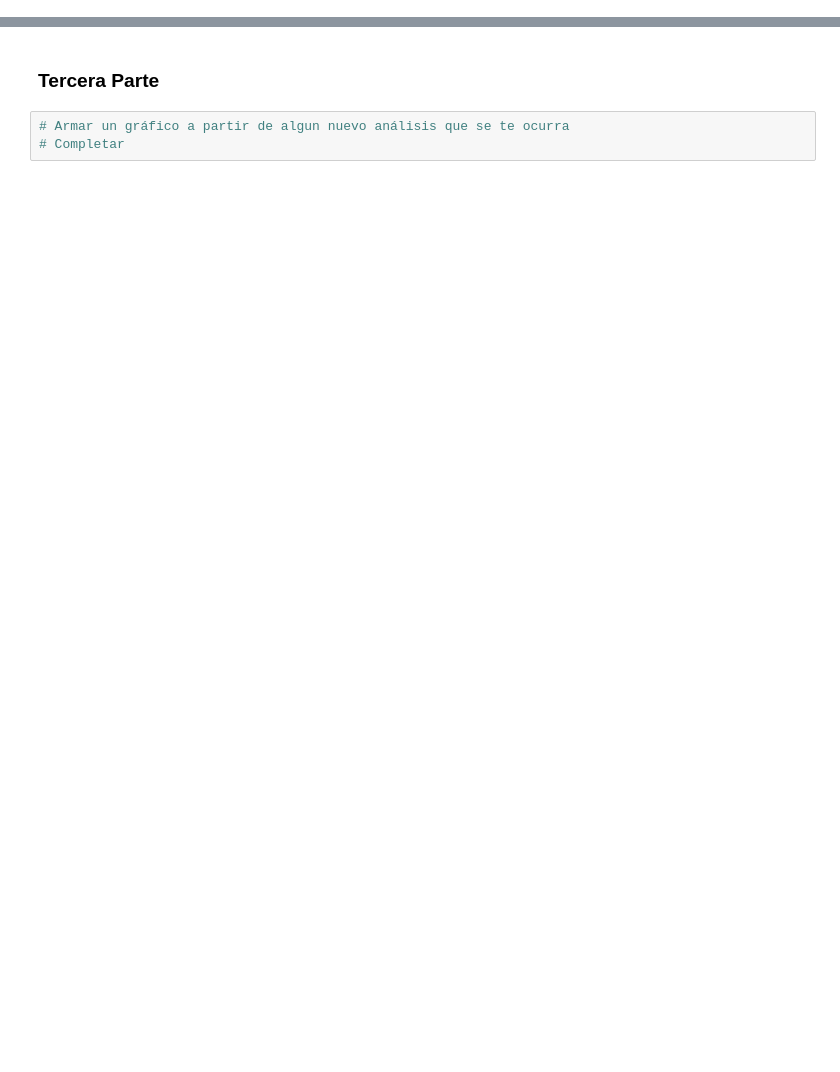
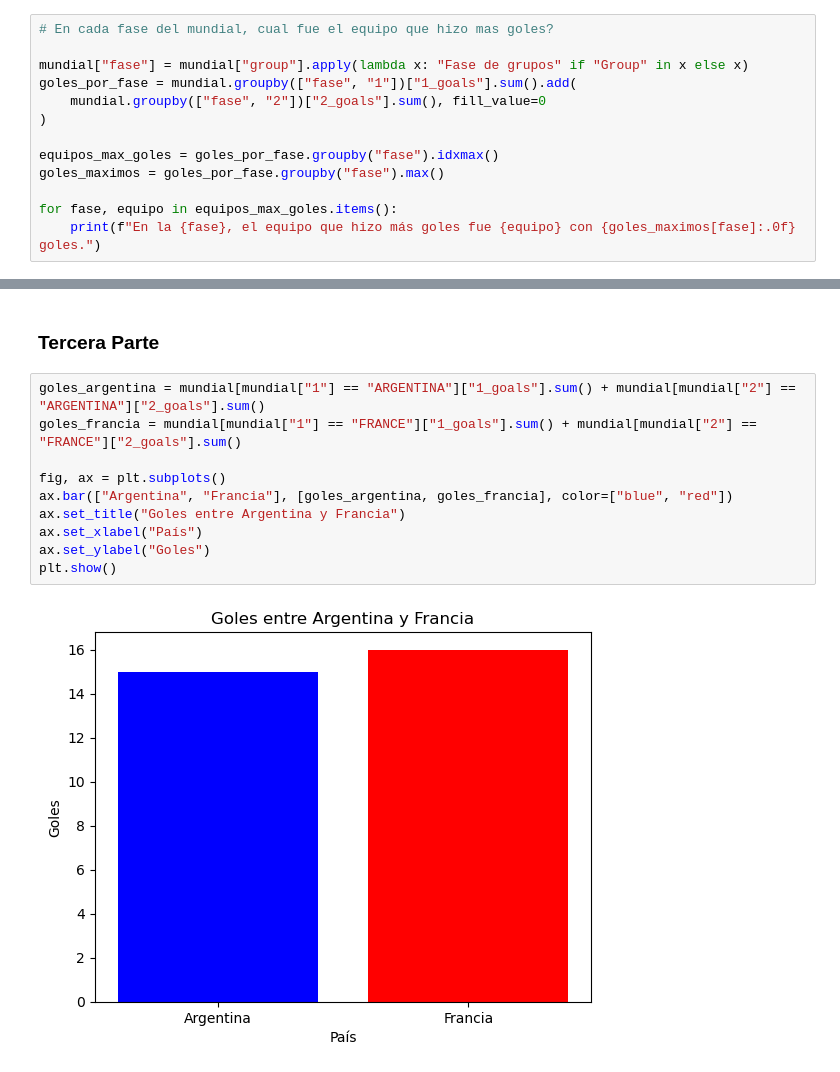
Before and after one commit to ivann641/Tecnologias_Exponenciales_2025, a Jupyter notebook: mundial_qatar_2022.ipynb, the cells around one changed output, grey strips where cells are left out. Saved outputs shown, nothing was run; the diff lists cells and outputs as text; blank space fills up the shorter version.

```diff
--- a/mundial_qatar_2022.ipynb
+++ b/mundial_qatar_2022.ipynb
@@ -314,0 +312,13 @@ mundial[["match_no", "1", "2", "ganador"]]
+# %%
+# En cada fase del mundial, cual fue el equipo que hizo mas goles?
+
+mundial["fase"] = mundial["group"].apply(lambda x: "Fase de grupos" if "Group" in x else x)
+goles_por_fase = mundial.groupby(["fase", "1"])["1_goals"].sum().add(
+    mundial.groupby(["fase", "2"])["2_goals"].sum(), fill_value=0
+)
+
+equipos_max_goles = goles_por_fase.groupby("fase").idxmax()
+goles_maximos = goles_por_fase.groupby("fase").max()
+
+for fase, equipo in equipos_max_goles.items():
+    print(f"En la {fase}, el equipo que hizo más goles fue {equipo} con {goles_maximos[fase]:.0f} goles.")
@@ -315,5 +332,14 @@ mundial[["match_no", "1", "2", "ganador"]]
 # %% [markdown]
 ### Tercera Parte
-# %%
-# Armar un gráfico a partir de algun nuevo análisis que se te ocurra
-# Completar
+# %%
+goles_argentina = mundial[mundial["1"] == "ARGENTINA"]["1_goals"].sum() + mundial[mundial["2"] == "ARGENTINA"]["2_goals"].sum()
+goles_francia = mundial[mundial["1"] == "FRANCE"]["1_goals"].sum() + mundial[mundial["2"] == "FRANCE"]["2_goals"].sum()
+
+fig, ax = plt.subplots()
+ax.bar(["Argentina", "Francia"], [goles_argentina, goles_francia], color=["blue", "red"])
+ax.set_title("Goles entre Argentina y Francia")
+ax.set_xlabel("País")
+ax.set_ylabel("Goles")
+plt.show()
+# %% [output]
+[figure, added]
```
Also changed, not shown: parts of 2 cells of this notebook.
